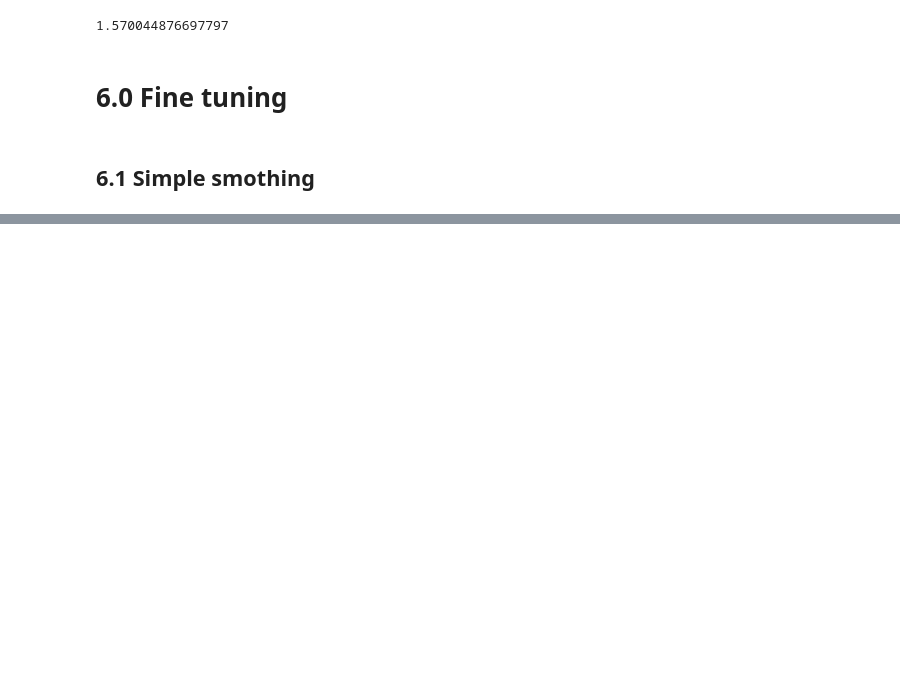
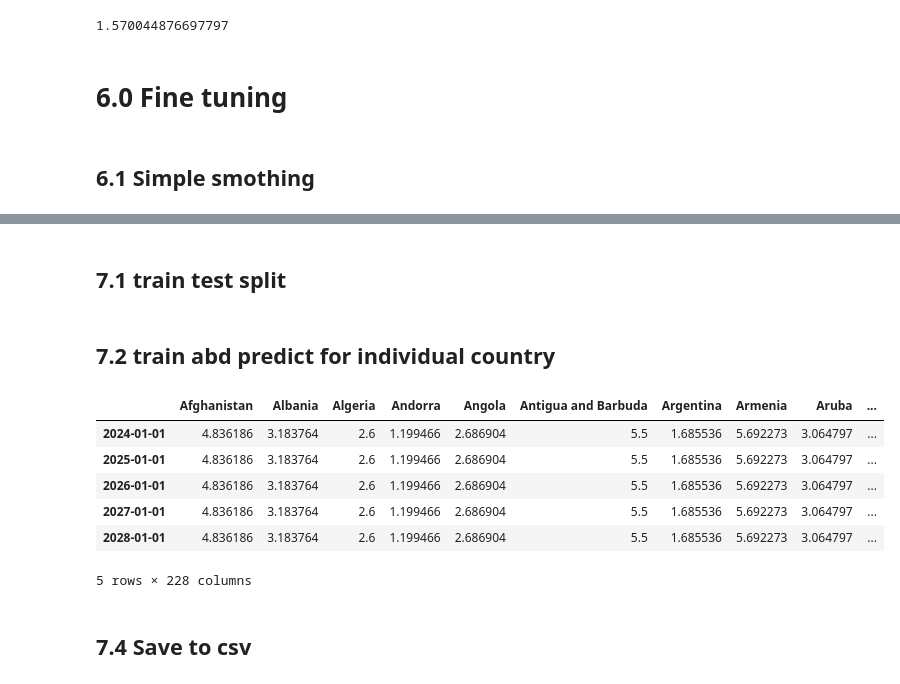
Before and after one commit to lavinomenezes/Desafio_DS_Series_Temporais, a Jupyter notebook: notebooks/desafio_df_v01_time_series_analyses.ipynb, the cells around one changed output, grey strips where cells are left out. Drawn from its saved outputs; the diff is of its cells as text; code cells hidden in the pictures; blank space fills up the shorter version.

```diff
--- a/notebooks/desafio_df_v01_time_series_analyses.ipynb
+++ b/notebooks/desafio_df_v01_time_series_analyses.ipynb
@@ -1072,0 +1086,2 @@ df_countrys_paramns['mean_mae'].std()
+# %%
+df4 = df_raw.copy()
@@ -1072,0 +1099,35 @@ df_countrys_paramns['mean_mae'].std()
+# %% [markdown]
+## 7.1 train test split
+# %%
+test_years = 5
+train = df4[:-test_years]
+test = df4[-test_years:]
+# %% [markdown]
+## 7.2 train abd predict for individual country
+# %%
+predict = pd.DataFrame()
+for country in df4.columns:
+    parmans = df_countrys_paramns[df_countrys_paramns['country'] == country]['best_params'].values[0]
+    model = SimpleExpSmoothing(
+        train[country],
+        initialization_method=parmans['initialization_method']
+    ).fit(
+        smoothing_level=parmans['smoothing_level'],
+        optimized=False
+    )
+
+    forecast = model.forecast(len(test))
+
+    predict = pd.concat([predict, pd.DataFrame(forecast, columns=[country])], axis=1)
+# %%
+predict
+# %% [output]
+|  | Afghanistan | Albania | Algeria | Andorra | Angola | Antigua and Barbuda | Argentina | Armenia | Aruba | ... |
+| 2024-01-01 | 4.836186 | 3.183764 | 2.6 | 1.199466 | 2.686904 | 5.5 | 1.685536 | 5.692273 | 3.064797 | ... |
+| 2025-01-01 | 4.836186 | 3.183764 | 2.6 | 1.199466 | 2.686904 | 5.5 | 1.685536 | 5.692273 | 3.064797 | ... |
+| 2026-01-01 | 4.836186 | 3.183764 | 2.6 | 1.199466 | 2.686904 | 5.5 | 1.685536 | 5.692273 | 3.064797 | ... |
+| 2027-01-01 | 4.836186 | 3.183764 | 2.6 | 1.199466 | 2.686904 | 5.5 | 1.685536 | 5.692273 | 3.064797 | ... |
+| 2028-01-01 | 4.836186 | 3.183764 | 2.6 | 1.199466 | 2.686904 | 5.5 | 1.685536 | 5.692273 | 3.064797 | ... |
+5 rows × 228 columns
+# %% [markdown]
+## 7.4 Save to csv
```
Also changed, not shown: parts of 7 cells of this notebook, 3 other files.
